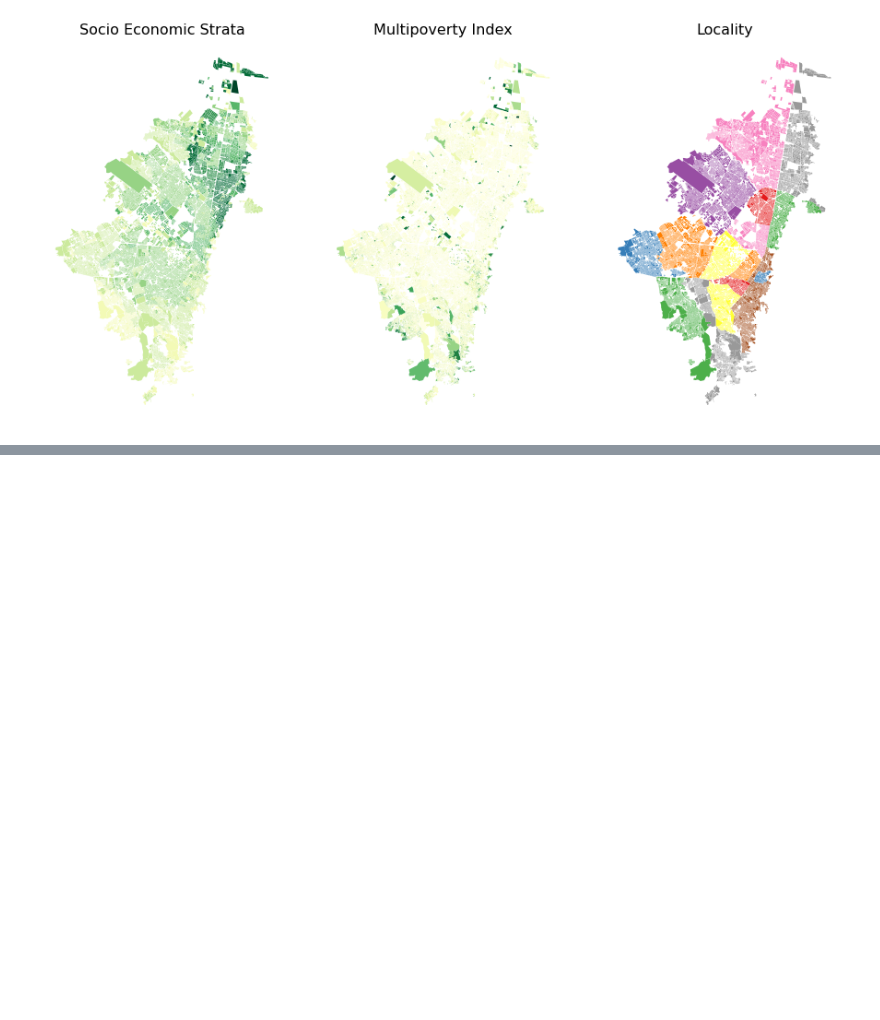
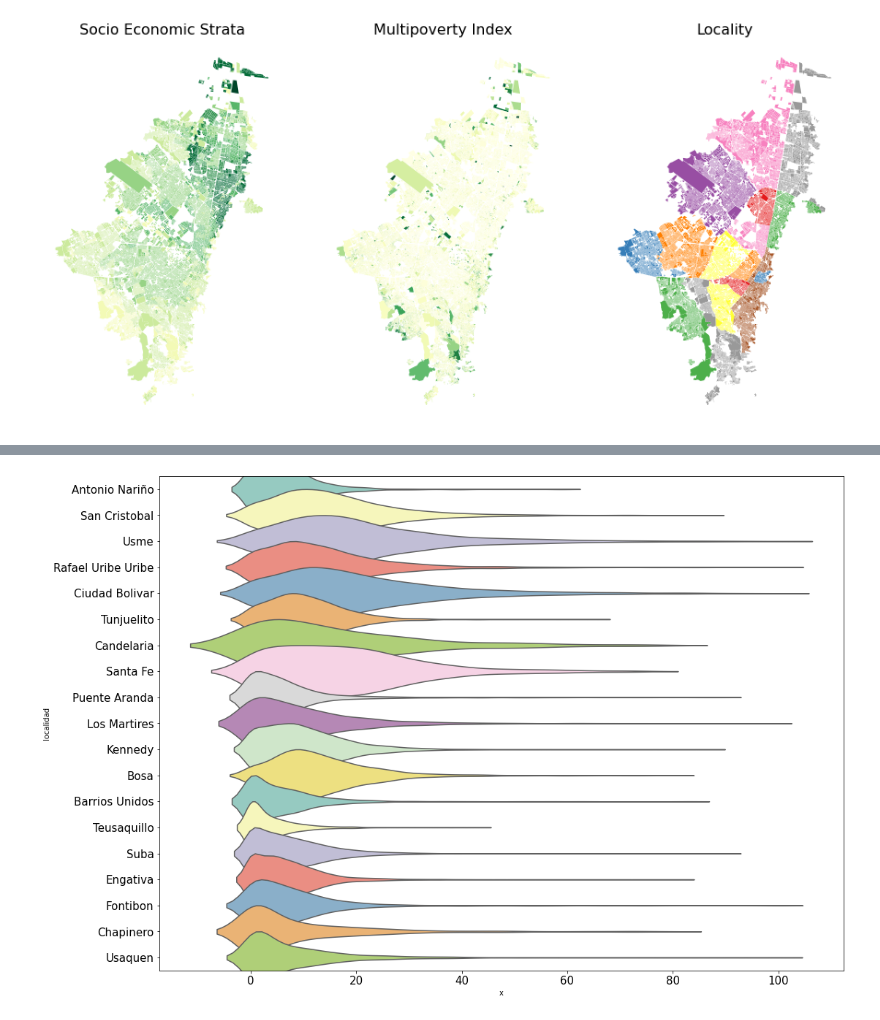
Before and after one commit to ChaosDonkey06/bogota_covid19_lockdowns, a Jupyter notebook: rt_perc_SSE.ipynb, the cells around one changed output, grey strips where cells are left out. Drawn from its saved outputs; the diff is of its cells as text; code cells hidden in the pictures; blank space fills up the shorter version.

```diff
--- a/rt_perc_SSE.ipynb
+++ b/rt_perc_SSE.ipynb
@@ -172,0 +197,11 @@ array([ 0. ,  0.6,  0.7,  0.9,  1.1,  1.2,  1.3,  1.4,  1.5,  1.6,  1.8,
+# %%
+fig, ax = plt.subplots(1,1,figsize=(15.5, 10.2))
+
+sns.violinplot(x="x", y="localidad",
+            data=df_ipm,
+            scale="width", palette="Set3", inner=None,
+            height=15.5, width=2, ax =ax, trim=True)
+ax.tick_params(axis='both', labelsize=15)
+plt.tight_layout()
+# %% [output]
+[figure, added]
```
Also changed, not shown: parts of 6 cells of this notebook, 1 other file.
